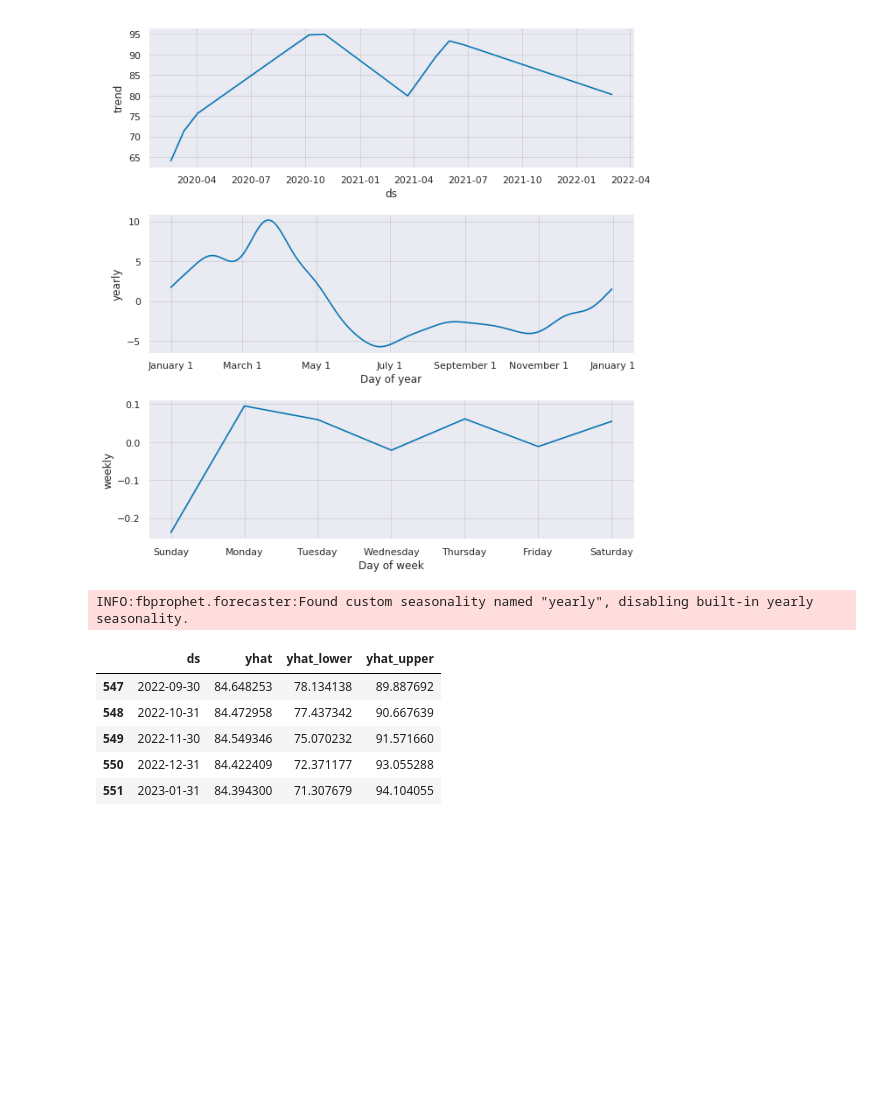
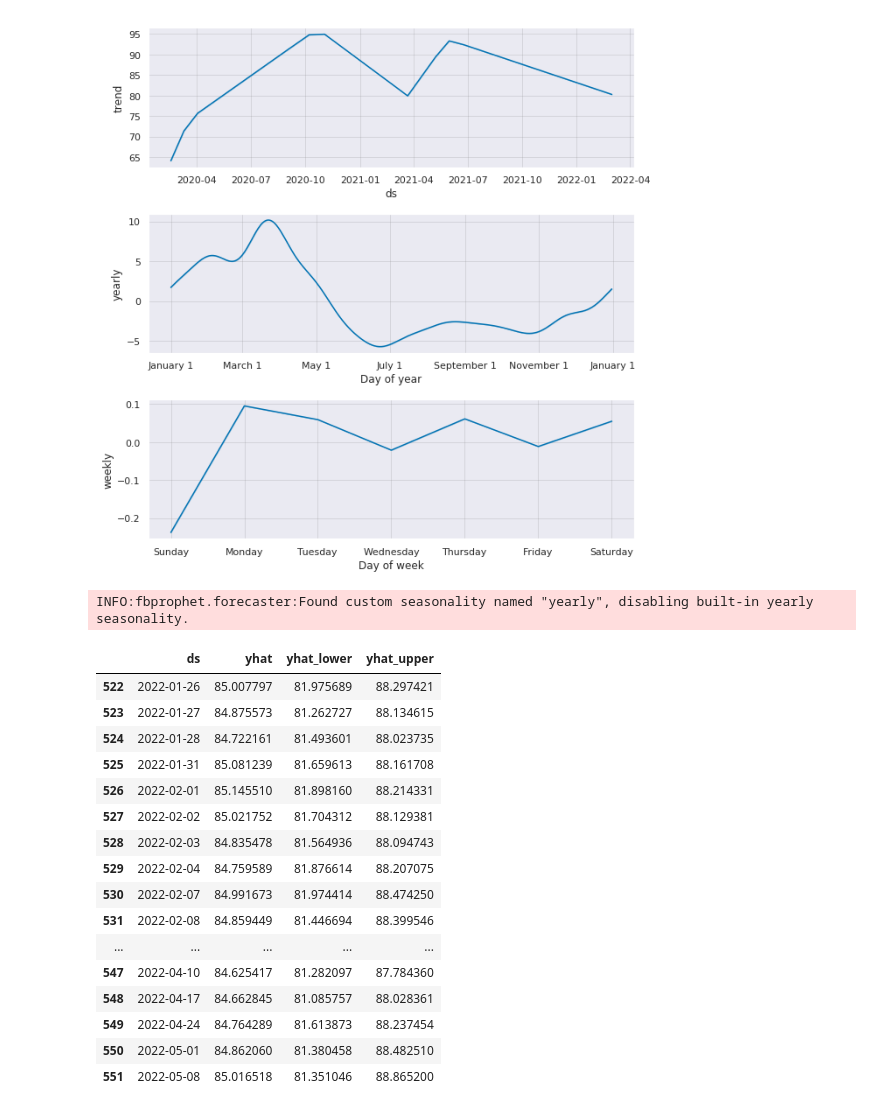
Before and after one commit to profMsaif/news-rubles, a Jupyter notebook: testing-prophet-for-time-series-prediction.ipynb, the cells around one changed output. Cells and saved outputs as stored; diff of their text form; code cells hidden in the pictures; blank space fills up the shorter version.

```diff
--- a/testing-prophet-for-time-series-prediction.ipynb
+++ b/testing-prophet-for-time-series-prediction.ipynb
@@ -171,20 +131,31 @@ fig_decompose = m.plot_components(forecast)
 [figure]
 # %%
 m2 = Prophet(weekly_seasonality=False, daily_seasonality=False, n_changepoints=2)
-m2.add_seasonality(name='yearly', period=12, fourier_order=1)
+m2.add_seasonality(name='yearly', period=12, fourier_order=2)
 
 m2.fit(train)
-future2 = m2.make_future_dataframe(periods=12, freq='m')
+future2 = m2.make_future_dataframe(periods=12,freq='W')
 forecast2 = m2.predict(future2)
-forecast2[['ds', 'yhat', 'yhat_lower', 'yhat_upper']].tail()
+forecast2[['ds', 'yhat', 'yhat_lower', 'yhat_upper']].tail(30)
 # %% [output]
 INFO:fbprophet.forecaster:Found custom seasonality named "yearly", disabling built-in yearly seasonality.
 |  | ds | yhat | yhat_lower | yhat_upper |
-| 547 | 2022-09-30 | 84.648253 | 78.134138 | 89.887692 |
-| 548 | 2022-10-31 | 84.472958 | 77.437342 | 90.667639 |
-| 549 | 2022-11-30 | 84.549346 | 75.070232 | 91.571660 |
-| 550 | 2022-12-31 | 84.422409 | 72.371177 | 93.055288 |
-| 551 | 2023-01-31 | 84.394300 | 71.307679 | 94.104055 |
+| 522 | 2022-01-26 | 85.007797 | 81.975689 | 88.297421 |
+| 523 | 2022-01-27 | 84.875573 | 81.262727 | 88.134615 |
+| 524 | 2022-01-28 | 84.722161 | 81.493601 | 88.023735 |
+| 525 | 2022-01-31 | 85.081239 | 81.659613 | 88.161708 |
+| 526 | 2022-02-01 | 85.145510 | 81.898160 | 88.214331 |
+| 527 | 2022-02-02 | 85.021752 | 81.704312 | 88.129381 |
+| 528 | 2022-02-03 | 84.835478 | 81.564936 | 88.094743 |
+| 529 | 2022-02-04 | 84.759589 | 81.876614 | 88.207075 |
+| 530 | 2022-02-07 | 84.991673 | 81.974414 | 88.474250 |
+| 531 | 2022-02-08 | 84.859449 | 81.446694 | 88.399546 |
+| ... | ... | ... | ... | ... |
+| 547 | 2022-04-10 | 84.625417 | 81.282097 | 87.784360 |
+| 548 | 2022-04-17 | 84.662845 | 81.085757 | 88.028361 |
+| 549 | 2022-04-24 | 84.764289 | 81.613873 | 88.237454 |
+| 550 | 2022-05-01 | 84.862060 | 81.380458 | 88.482510 |
+| 551 | 2022-05-08 | 85.016518 | 81.351046 | 88.865200 |
 # %%
 fig2 = m2.plot(forecast2)
 # %% [output]
```
Also changed, not shown: parts of 5 cells of this notebook.
